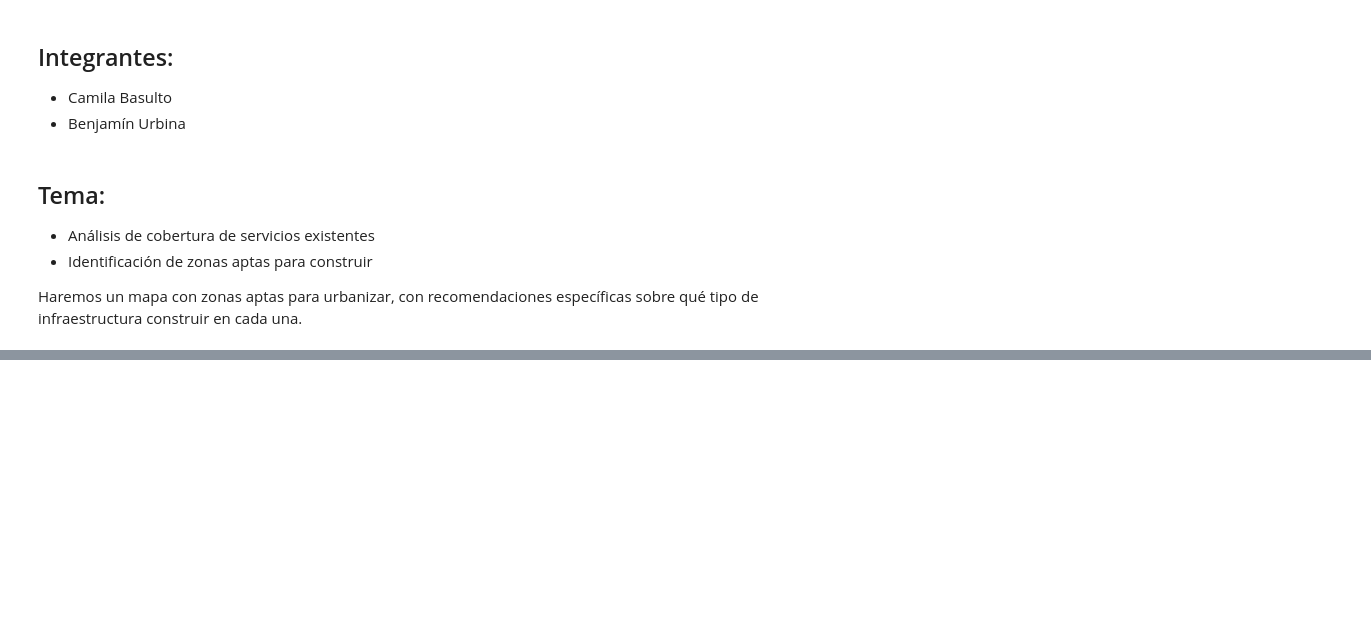
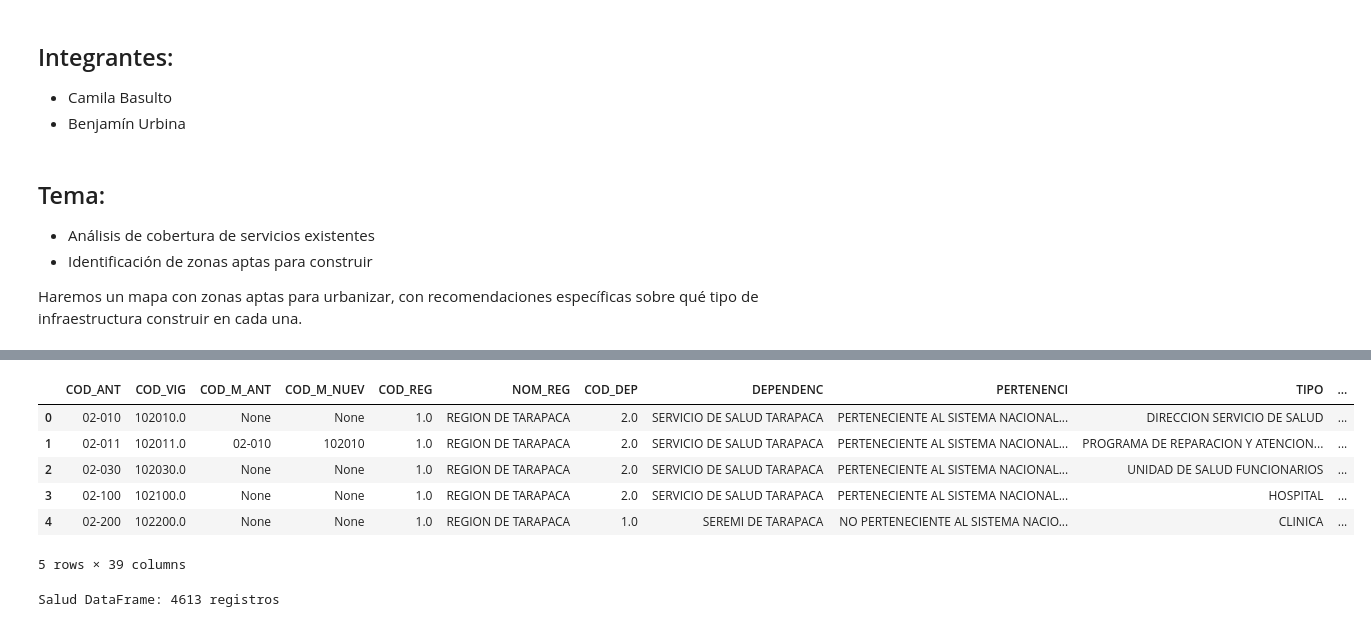
Before and after one commit to Burbina200/Proyecto-IMT2118, a Jupyter notebook: proyecto_geoespaciales.ipynb, the cells around one changed output, grey strips where cells are left out. Drawn from its saved outputs; the diff is of its cells as text; code cells hidden in the pictures; blank space fills up the shorter version.

```diff
--- a/proyecto_geoespaciales.ipynb
+++ b/proyecto_geoespaciales.ipynb
@@ -14,0 +211,14 @@ Haremos un mapa con zonas aptas para urbanizar, con recomendaciones específicas
+# %%
+salud_df.head()
+# %% [output]
+|  | COD_ANT | COD_VIG | COD_M_ANT | COD_M_NUEV | COD_REG | NOM_REG | COD_DEP | DEPENDENC | PERTENENCI | TIPO | ... |
+| 0 | 02-010 | 102010.0 | None | None | 1.0 | REGION DE TARAPACA | 2.0 | SERVICIO DE SALUD TARAPACA | PERTENECIENTE AL SISTEMA NACIONAL... | DIRECCION SERVICIO DE SALUD | ... |
+| 1 | 02-011 | 102011.0 | 02-010 | 102010 | 1.0 | REGION DE TARAPACA | 2.0 | SERVICIO DE SALUD TARAPACA | PERTENECIENTE AL SISTEMA NACIONAL... | PROGRAMA DE REPARACION Y ATENCION... | ... |
+| 2 | 02-030 | 102030.0 | None | None | 1.0 | REGION DE TARAPACA | 2.0 | SERVICIO DE SALUD TARAPACA | PERTENECIENTE AL SISTEMA NACIONAL... | UNIDAD DE SALUD FUNCIONARIOS | ... |
+| 3 | 02-100 | 102100.0 | None | None | 1.0 | REGION DE TARAPACA | 2.0 | SERVICIO DE SALUD TARAPACA | PERTENECIENTE AL SISTEMA NACIONAL... | HOSPITAL | ... |
+| 4 | 02-200 | 102200.0 | None | None | 1.0 | REGION DE TARAPACA | 1.0 | SEREMI DE TARAPACA | NO PERTENECIENTE AL SISTEMA NACIO... | CLINICA | ... |
+5 rows × 39 columns
+# %%
+print(f"Salud DataFrame: {salud_df.shape[0]} registros" )
+# %% [output]
+Salud DataFrame: 4613 registros
```
Also changed, not shown: parts of 49 cells of this notebook, 1 other file.
